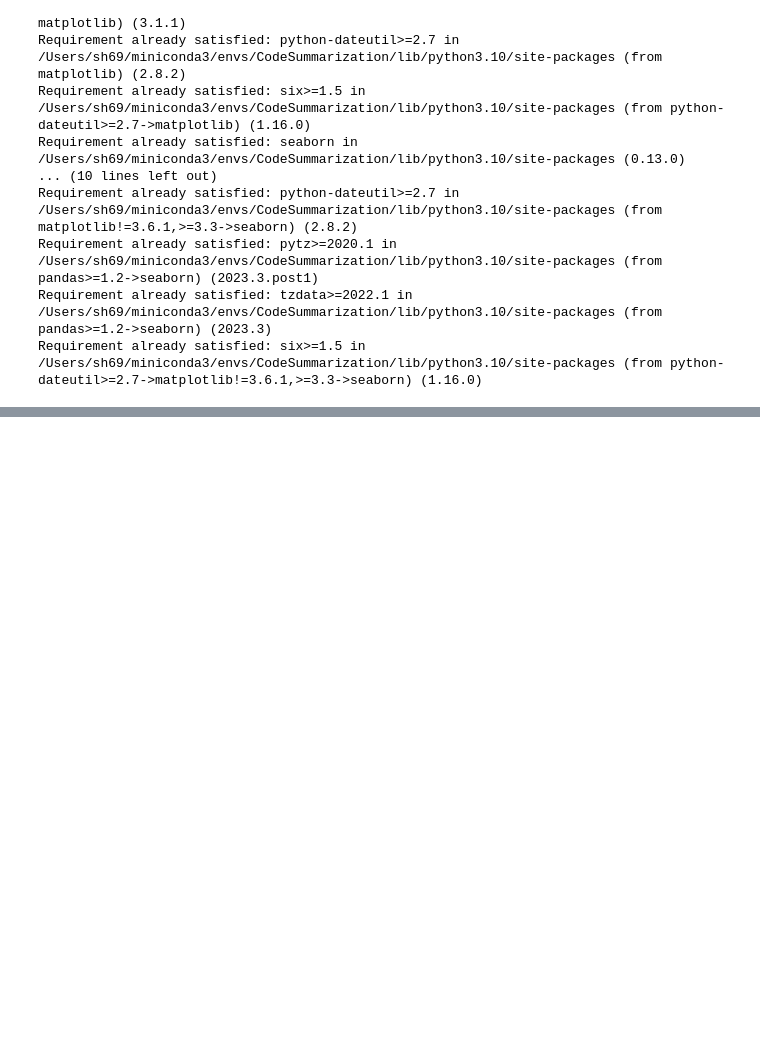
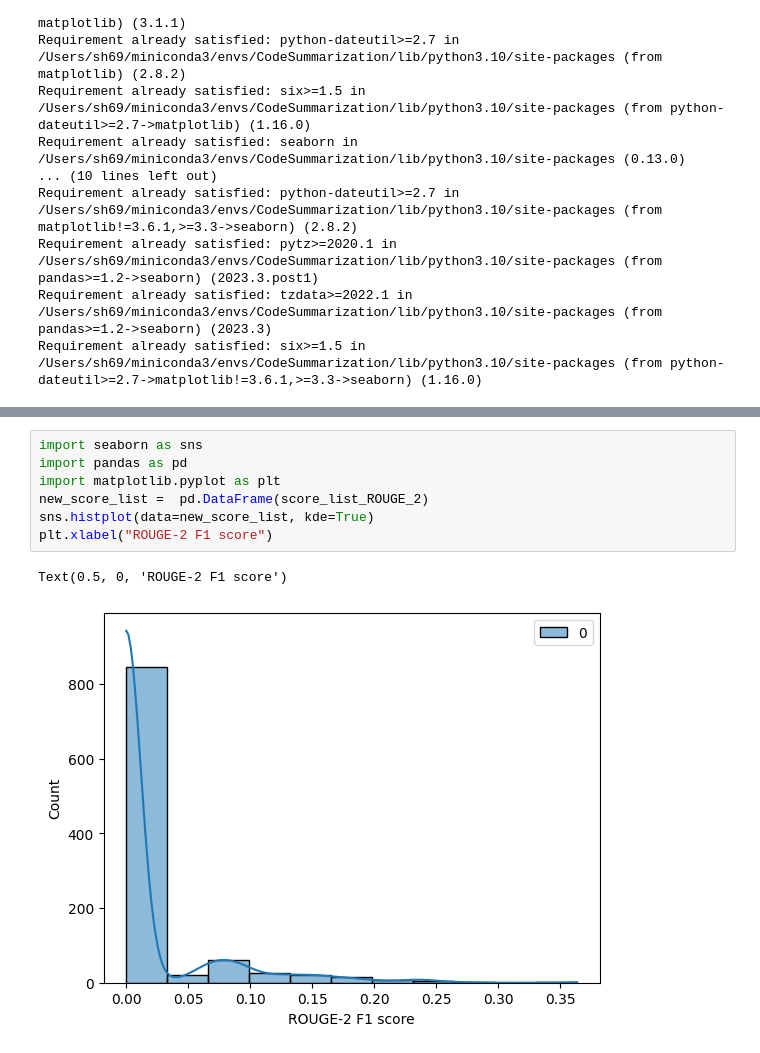
Before and after one commit to huan1372/CS410_TextInformationSystems, a Jupyter notebook: Dataset.ipynb, the cells around one changed output, grey strips where cells are left out. Cells and saved outputs as stored; diff of their text form; blank space fills up the shorter version.

```diff
--- a/Dataset.ipynb
+++ b/Dataset.ipynb
@@ -161,0 +157,10 @@ sns.histplot(data=new_score_list, kde=True)
+# %%
+import seaborn as sns
+import pandas as pd
+import matplotlib.pyplot as plt
+new_score_list =  pd.DataFrame(score_list_ROUGE_2)
+sns.histplot(data=new_score_list, kde=True)
+plt.xlabel("ROUGE-2 F1 score")
+# %% [output]
+Text(0.5, 0, 'ROUGE-2 F1 score')
+[figure, added]
```
Also changed, not shown: parts of 4 cells of this notebook, 4 other files.
